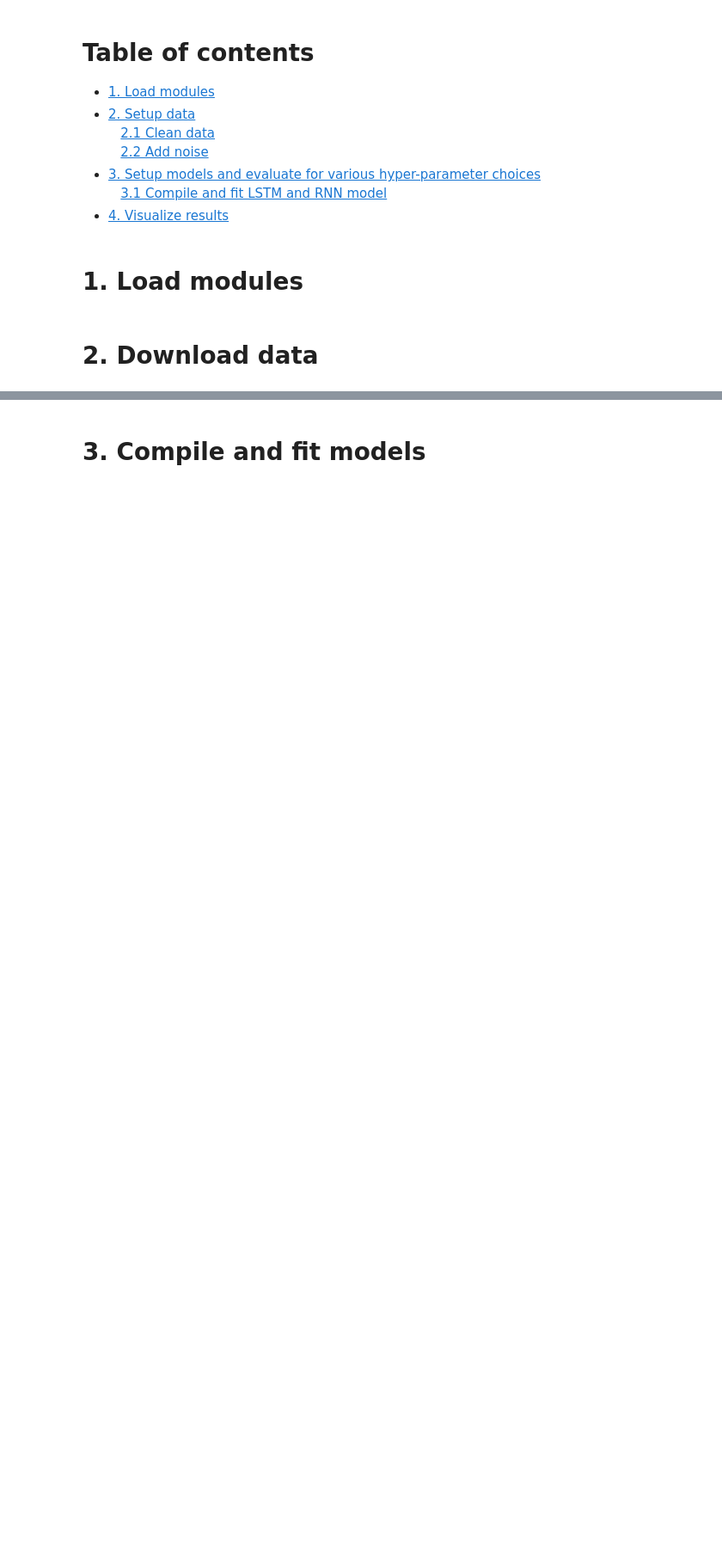
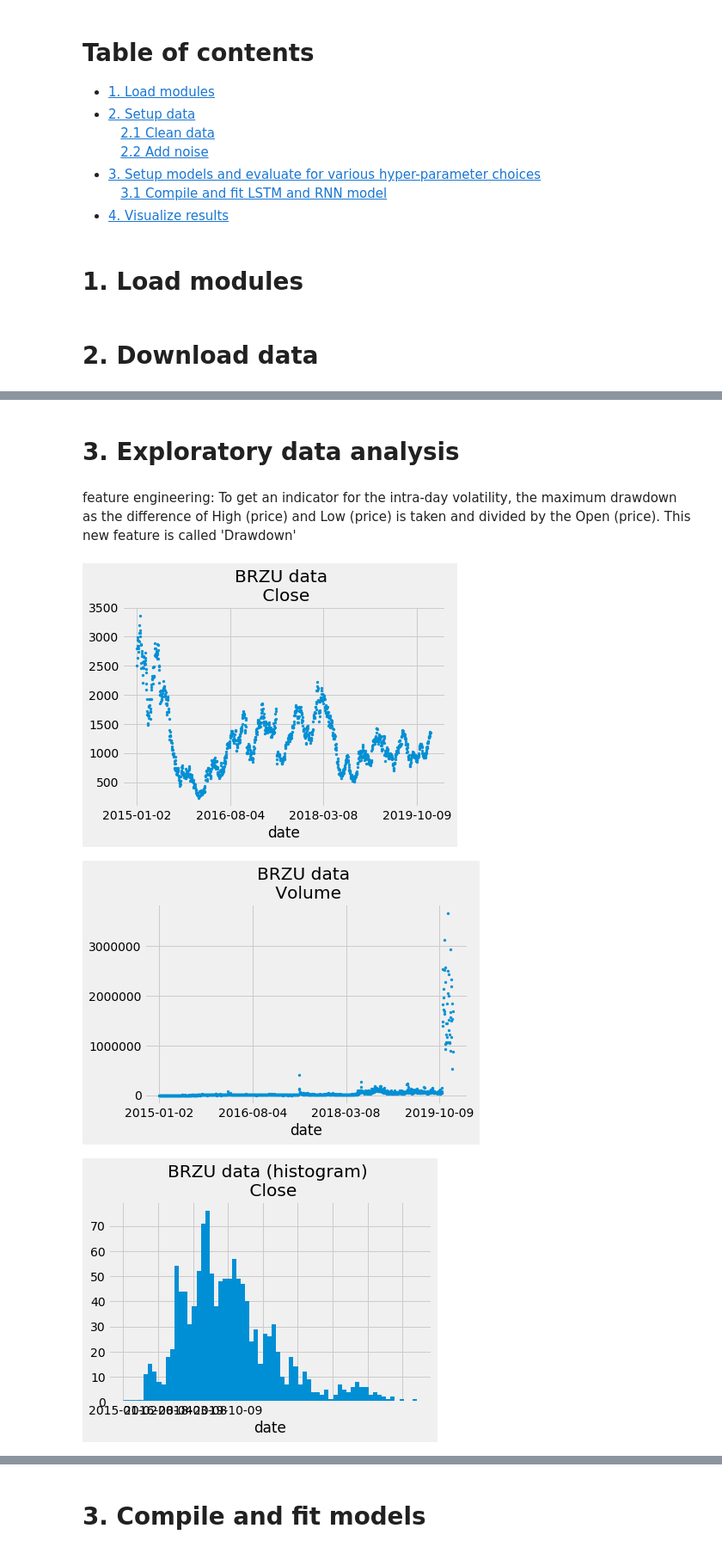
Before and after one commit to StofAle/Introductory_TimeSeriesForecasting_using_RNN, a Jupyter notebook: notebooks/05_Flamenco_Sketches.ipynb, the cells around one changed output, grey strips where cells are left out. Shown: that part at 86% size. Saved outputs shown, nothing was run; the diff lists cells and outputs as text; code cells hidden in the pictures; blank space fills up the shorter version.

```diff
--- a/notebooks/05_Flamenco_Sketches.ipynb
+++ b/notebooks/05_Flamenco_Sketches.ipynb
@@ -124,0 +65,6 @@ validation set shape: x:(174, 365, 1), y:(174, 7, 1)
+# %%
+# load locally stored ETF data
+df_EWZ = pd.read_csv("../data/05_EWZ_data.csv", index_col='Date')
+df_BRZU = pd.read_csv("../data/05_BRZU_data.csv", index_col='Date')
+
+df_EWZ.head()
@@ -124,0 +89,58 @@ validation set shape: x:(174, 365, 1), y:(174, 7, 1)
+# %% [markdown]
+<a id='Part3_link'></a>
+# 3. Exploratory data analysis
+# %% [markdown]
+feature engineering:
+To get an indicator for the intra-day volatility, the maximum drawdown as the difference of High (price) and Low (price) is taken and divided by the Open (price). This new feature is called 'Drawdown'
+# %%
+# run below cells for either EWZ or BRZU dataframe
+
+# df, df_name = df_EWZ, 'EWZ'
+df, df_name = df_BRZU, 'BRZU'
+
+df_tmp = pd.DataFrame((df['High'] - df['Low'])/df['Open'], columns=['Drawdown'])
+df = df.join(df_tmp)
+
+# drop columns that are no longer of interest
+drop_cols = ['Open', 'High', 'Low', 'Adj Close']
+df = df.drop(drop_cols, axis=1)
+
+# plot results
+size = 8
+tick_spacing = 400
+width = 1
+
+# scatter plots
+for col in df.columns:
+    fig, ax = plt.subplots(1,1)
+
+    x = [x for x in df.index]
+    y = [x for x in list(df[col])]
+
+    ax.scatter(x, y, s=size)
+    ax.xaxis.set_major_locator(ticker.MultipleLocator(tick_spacing))
+
+    ax.set_xlabel('date')
+    ax.set_title('{} data \n {}'.format(df_name, col))
+
+# histograms
+bins = int(len(df)/20)
+
+for col in df.columns:
+    df[col].hist(bins=bins)
+    plt.title('{} data (histogram) \n {}'.format(df_name, col))
+    plt.show()
+    plt.close()
+
+# correlation
+corr = df.corr()
+ax = sns.heatmap(corr, vmin=-1, vmax=1, center=0
+                 , cmap=sns.diverging_palette(20, 220, n=200), square=True)
+
+ax.set_title('{} data \n {}'.format(df_name, col))
+
+ax.set_xticklabels(ax.get_xticklabels(), rotation=45, horizontalalignment='right');
+# %% [output]
+[figure, added]
+[figure, added]
+[figure, added]
```
Also changed, not shown: parts of 21 cells of this notebook, 4 other files.
